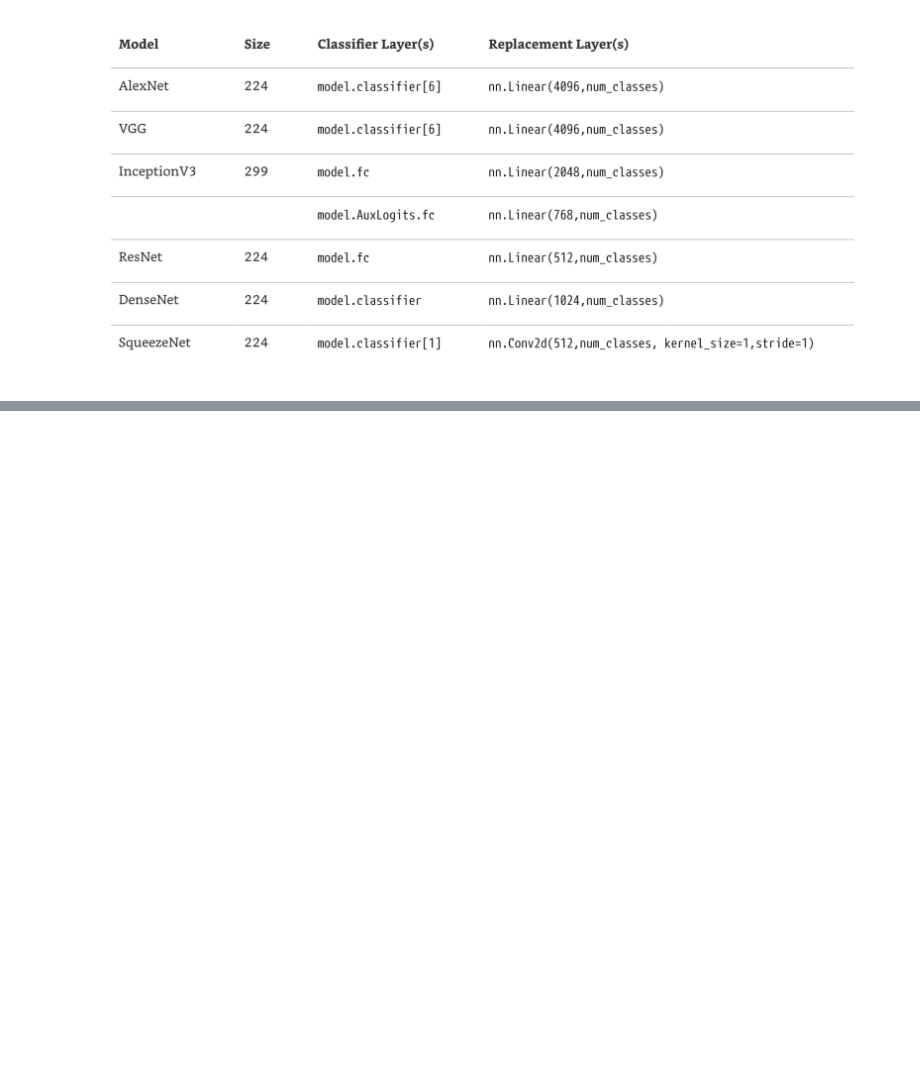
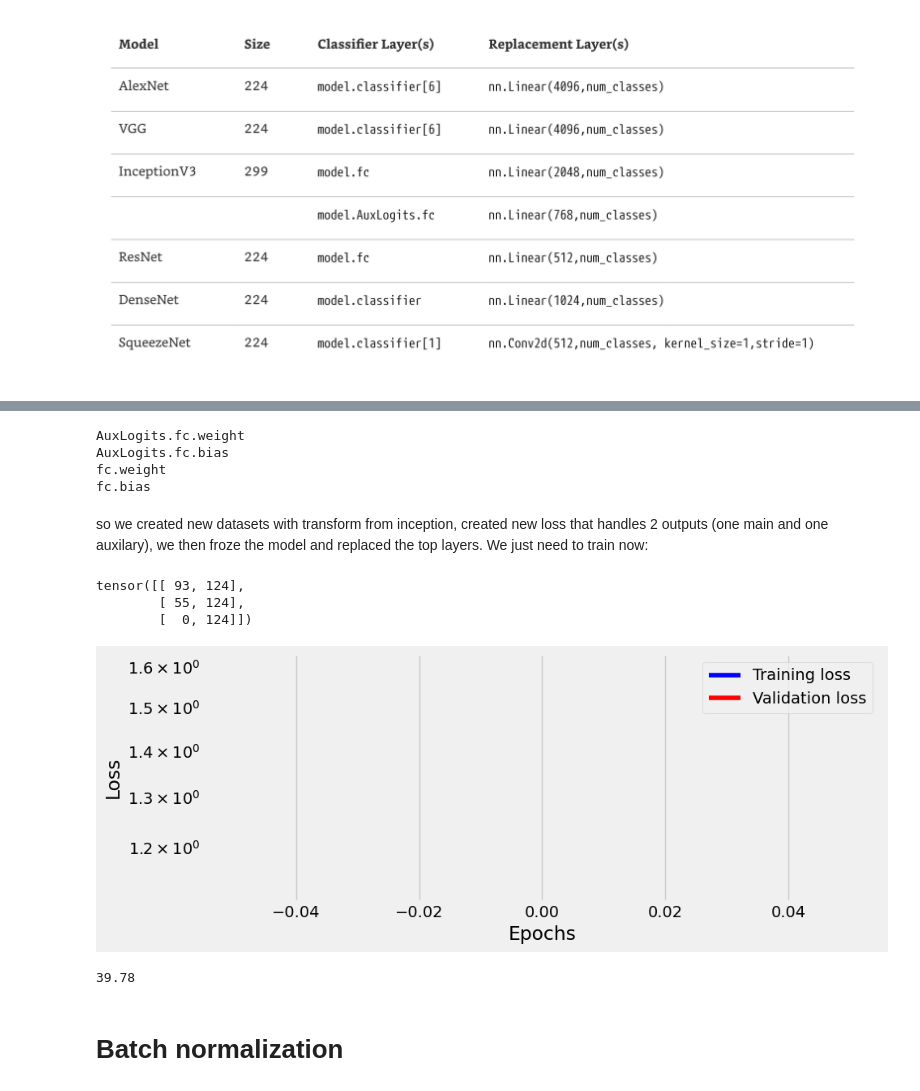
Before and after one commit to nesaboz/pytorch_educative, a Jupyter notebook: nbs/07_transfer_learning.ipynb, the cells around one changed output, grey strips where cells are left out. Saved outputs shown, nothing was run; the diff lists cells and outputs as text; code cells hidden in the pictures; blank space fills up the shorter version.

```diff
--- a/nbs/07_transfer_learning.ipynb
+++ b/nbs/07_transfer_learning.ipynb
@@ -136,0 +210,4 @@ TODO to continue
+# %%
+torch.manual_seed(17)
+optimizer = optim.Adam(inception.parameters(), lr=3e-4)
+list(inception.parameters())
@@ -136,0 +232,3 @@ TODO to continue
+# %%
+sbs_inception = StepByStep(inception, optimizer, inception_loss)
+sbs_inception.set_loaders(train_loader, val_loader)
@@ -136,0 +263,30 @@ TODO to continue
+# %%
+sbs_inception.model.fc = nn.Linear(2048, 3)
+sbs_inception.model.AuxLogits.fc = nn.Linear(768, 3)
+# %%
+sbs_inception.print_trainable_parameters()
+# %% [output]
+AuxLogits.fc.weight
+AuxLogits.fc.bias
+fc.weight
+fc.bias
+# %% [markdown]
+so we created new datasets with transform from inception, created new loss that handles 2 outputs (one main and one auxilary), we then froze the model and replaced the top layers. We just need to train now:
+# %%
+sbs_inception.train(1)
+# %%
+sbs_inception.accuracy_per_class
+# %% [output]
+tensor([[ 93, 124],
+        [ 55, 124],
+        [  0, 124]])
+# %%
+sbs_inception.plot_losses()
+# %% [output]
+[figure, added]
+# %%
+sbs_inception.accuracy
+# %% [output]
+39.78
+# %% [markdown]
+# Batch normalization
```
Also changed, not shown: parts of 55 cells of this notebook, 3 other files.
